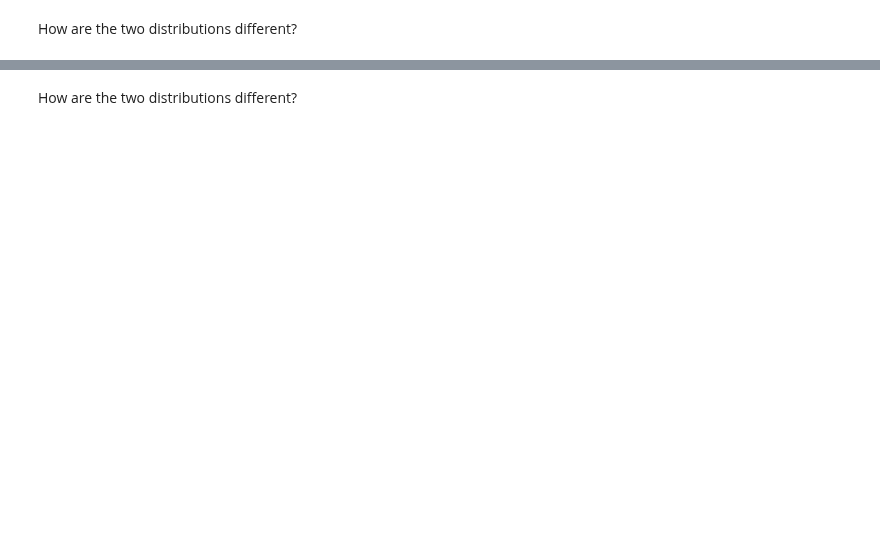
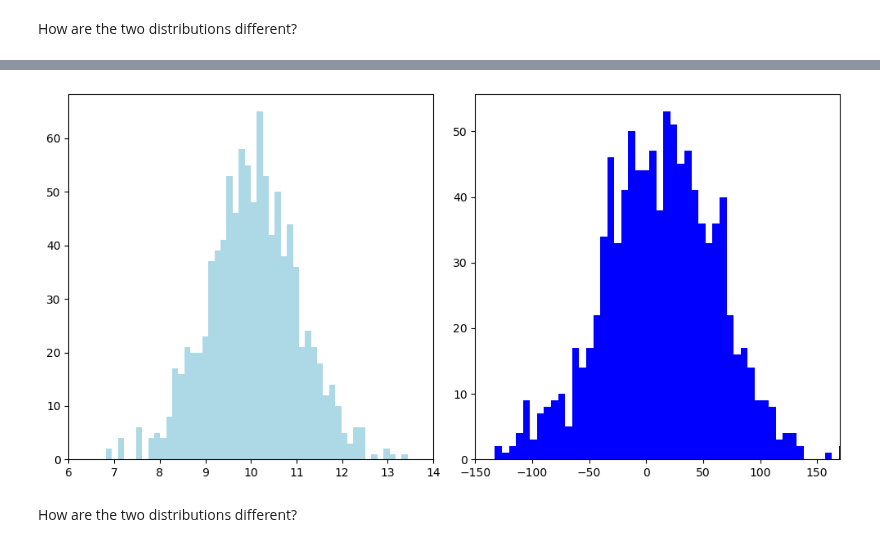
Before and after one commit to ironhack-labs/lab-continuous-probability-distributions-en, a Jupyter notebook: your-code/main.ipynb, the cells around one changed output, grey strips where cells are left out. Saved outputs shown, nothing was run; the diff lists cells and outputs as text; code cells hidden in the pictures; blank space fills up the shorter version.

```diff
--- a/your-code/main.ipynb
+++ b/your-code/main.ipynb
@@ -75,3 +143,34 @@ from scipy.stats import norm
+# %%
+from scipy.stats import norm
+
+# 1. Function definition that accepts mean (mu), standard deviation (sigma), and count
+def generate_normal_numbers(mu, sigma, count):
+    return np.random.normal(mu, sigma, count)
+
+# Fix the seed for reproducible results matching the target shapes
+np.random.seed(40) # any interger value can be used.
+
+# 2. Generate 1,000 normally distributed numbers (mean=10, std=1)
+norm_set_1 = generate_normal_numbers(mu=10, sigma=1, count=1000)
+
+# 3. Generate 1,000 normally distributed numbers (mean=10, std=50)
+norm_set_2 = generate_normal_numbers(mu=10, sigma=50, count=1000)
+
+# 4. Plot the distributions side-by-side with appropriate automatic binning
+fig, axes = plt.subplots(1, 2, figsize=(10, 5))
+
+# Left Plot (std = 1)
+axes[0].hist(norm_set_1, bins=50, color="lightblue")
+axes[0].set_xlim(6, 14)
+
+# Right Plot (std = 50)
+axes[1].hist(norm_set_2, bins=50, color="blue")
+axes[1].set_xlim(-150, 170)
+
+plt.tight_layout()
+plt.show()
+# %% [output]
+[figure, added]
 # %%
 # your code here
 # %% [markdown]
```
Also changed, not shown: parts of 40 cells of this notebook.
